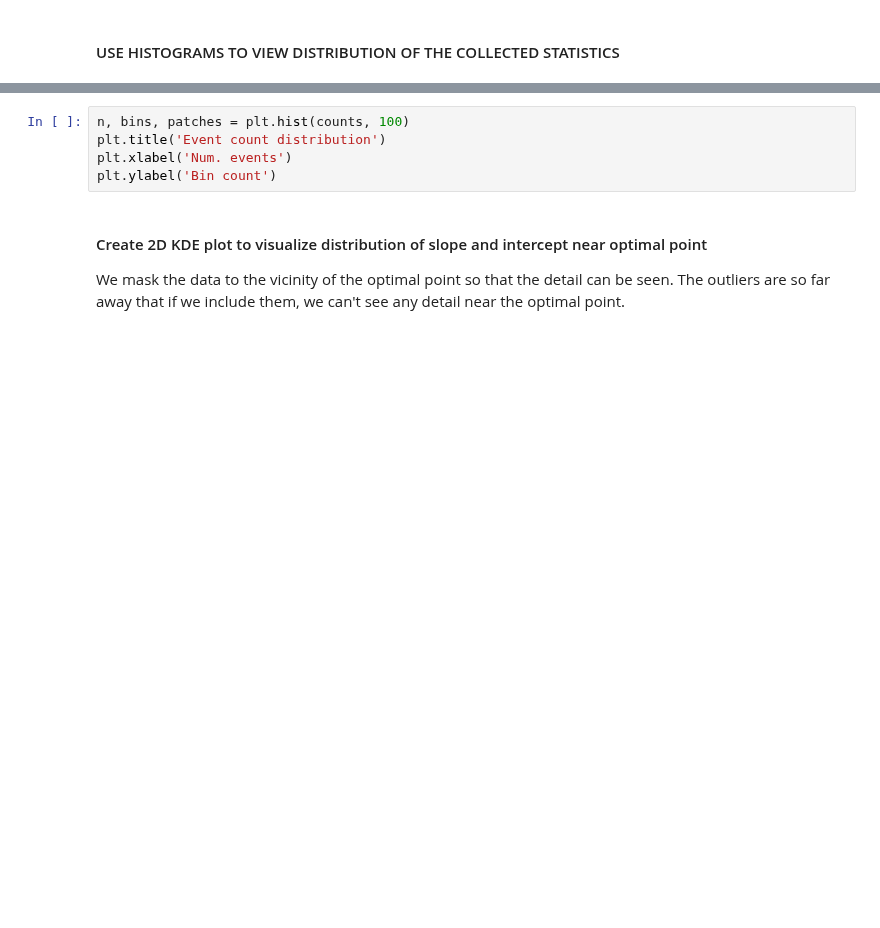
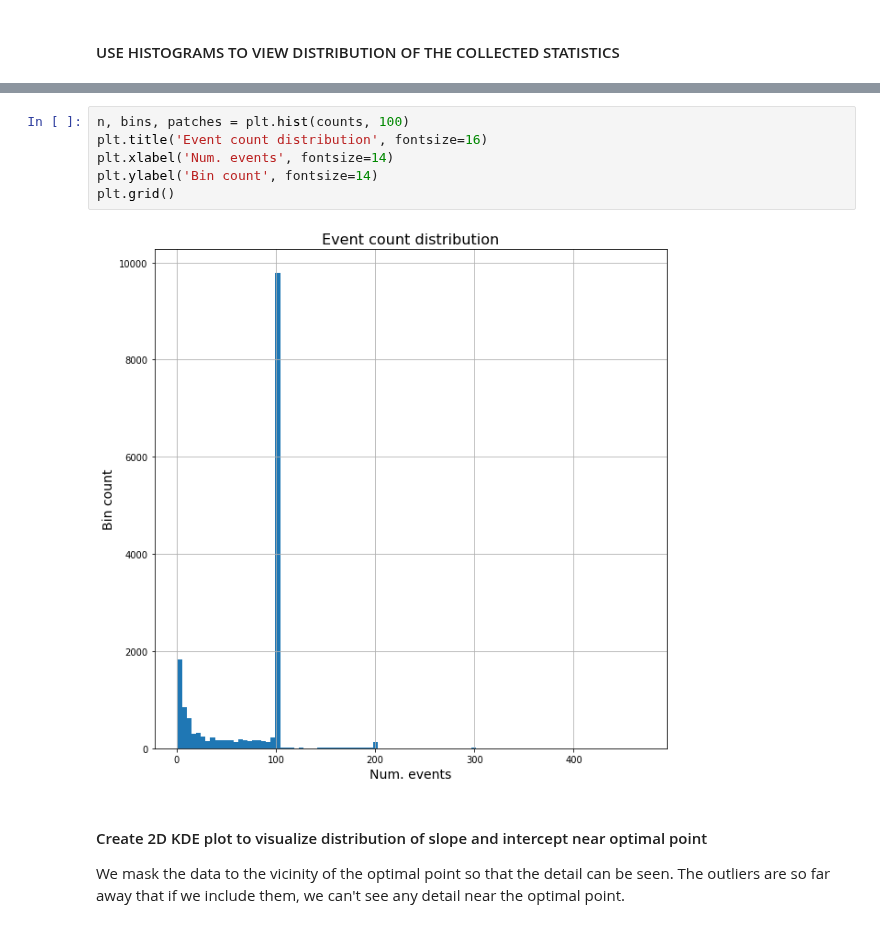
Before and after one commit to GeoscienceAustralia/hiperseis, a Jupyter notebook: inventory/check_station_locations.ipynb, the cells around one changed output, grey strips where cells are left out. Cells and saved outputs as stored; diff of their text form; blank space fills up the shorter version.

```diff
--- a/inventory/check_station_locations.ipynb
+++ b/inventory/check_station_locations.ipynb
@@ -262,8 +281,11 @@ plt.ylabel('Count')
 # %%
 n, bins, patches = plt.hist(counts, 100)
-plt.title('Event count distribution')
-plt.xlabel('Num. events')
-plt.ylabel('Bin count')
+plt.title('Event count distribution', fontsize=16)
+plt.xlabel('Num. events', fontsize=14)
+plt.ylabel('Bin count', fontsize=14)
+plt.grid()
+# %% [output]
+[figure, added]
 # %% [markdown]
 #### Create 2D KDE plot to visualize distribution of slope and intercept near optimal point
 
```
Also changed, not shown: parts of 12 cells of this notebook.
